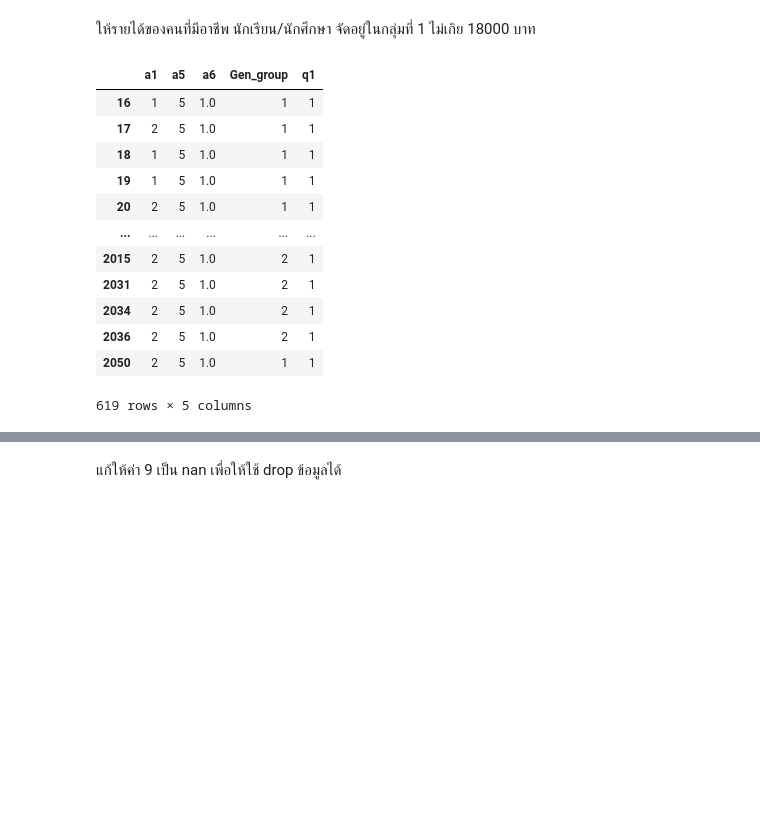
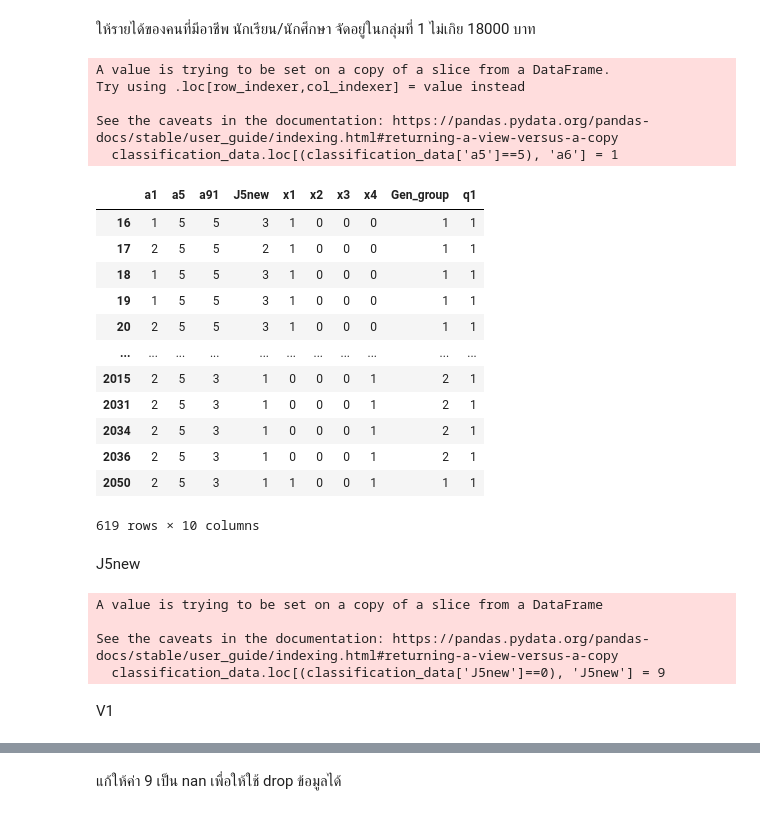
Before and after one commit to puttipongyy/BSC_DPDM23, a Jupyter notebook: test_survey.ipynb, the cells around one changed output, grey strips where cells are left out. Drawn from its saved outputs; the diff is of its cells as text; code cells hidden in the pictures; blank space fills up the shorter version.

```diff
--- a/test_survey.ipynb
+++ b/test_survey.ipynb
@@ -410,20 +420,37 @@ classification_data.describe()
 # %% [markdown]
 ให้รายได้ของคนที่มีอาชีพ นักเรียน/นักศึกษา จัดอยู่ในกลุ่มที่ 1 ไม่เกิย 18000 บาท
 # %%
-classification_data.loc[(classification_data['a5']==5), 'a6'] = 1
+# classification_data.loc[(classification_data['a5']==5), 'a6'] = 1
+# %% [output]
+A value is trying to be set on a copy of a slice from a DataFrame.
+Try using .loc[row_indexer,col_indexer] = value instead
+
+See the caveats in the documentation: https://pandas.pydata.org/pandas-docs/stable/user_guide/indexing.html#returning-a-view-versus-a-copy
+  classification_data.loc[(classification_data['a5']==5), 'a6'] = 1
 # %%
-classification_data.loc[(classification_data['a5']==5)]
+# classification_data.loc[(classification_data['a5']==5)]
 # %% [output]
-|  | a1 | a5 | a6 | Gen_group | q1 |
-| 16 | 1 | 5 | 1.0 | 1 | 1 |
-| 17 | 2 | 5 | 1.0 | 1 | 1 |
-| 18 | 1 | 5 | 1.0 | 1 | 1 |
-| 19 | 1 | 5 | 1.0 | 1 | 1 |
-| 20 | 2 | 5 | 1.0 | 1 | 1 |
-| ... | ... | ... | ... | ... | ... |
-| 2015 | 2 | 5 | 1.0 | 2 | 1 |
-| 2031 | 2 | 5 | 1.0 | 2 | 1 |
-| 2034 | 2 | 5 | 1.0 | 2 | 1 |
-| 2036 | 2 | 5 | 1.0 | 2 | 1 |
-| 2050 | 2 | 5 | 1.0 | 1 | 1 |
+|  | a1 | a5 | a91 | J5new | x1 | x2 | x3 | x4 | Gen_group | q1 |
+| 16 | 1 | 5 | 5 | 3 | 1 | 0 | 0 | 0 | 1 | 1 |
+| 17 | 2 | 5 | 5 | 2 | 1 | 0 | 0 | 0 | 1 | 1 |
+| 18 | 1 | 5 | 5 | 3 | 1 | 0 | 0 | 0 | 1 | 1 |
+| 19 | 1 | 5 | 5 | 3 | 1 | 0 | 0 | 0 | 1 | 1 |
+| 20 | 2 | 5 | 5 | 3 | 1 | 0 | 0 | 0 | 1 | 1 |
+| ... | ... | ... | ... | ... | ... | ... | ... | ... | ... | ... |
+| 2015 | 2 | 5 | 3 | 1 | 0 | 0 | 0 | 1 | 2 | 1 |
+| 2031 | 2 | 5 | 3 | 1 | 0 | 0 | 0 | 1 | 2 | 1 |
+| 2034 | 2 | 5 | 3 | 1 | 0 | 0 | 0 | 1 | 2 | 1 |
+| 2036 | 2 | 5 | 3 | 1 | 0 | 0 | 0 | 1 | 2 | 1 |
+| 2050 | 2 | 5 | 3 | 1 | 1 | 0 | 0 | 1 | 1 | 1 |
-619 rows × 5 columns
+619 rows × 10 columns
+# %% [markdown]
+J5new
+# %%
+classification_data.loc[(classification_data['J5new']==0), 'J5new'] = 9
+# %% [output]
+A value is trying to be set on a copy of a slice from a DataFrame
+
+See the caveats in the documentation: https://pandas.pydata.org/pandas-docs/stable/user_guide/indexing.html#returning-a-view-versus-a-copy
+  classification_data.loc[(classification_data['J5new']==0), 'J5new'] = 9
+# %% [markdown]
+V1
```
Also changed, not shown: parts of 56 cells of this notebook.
